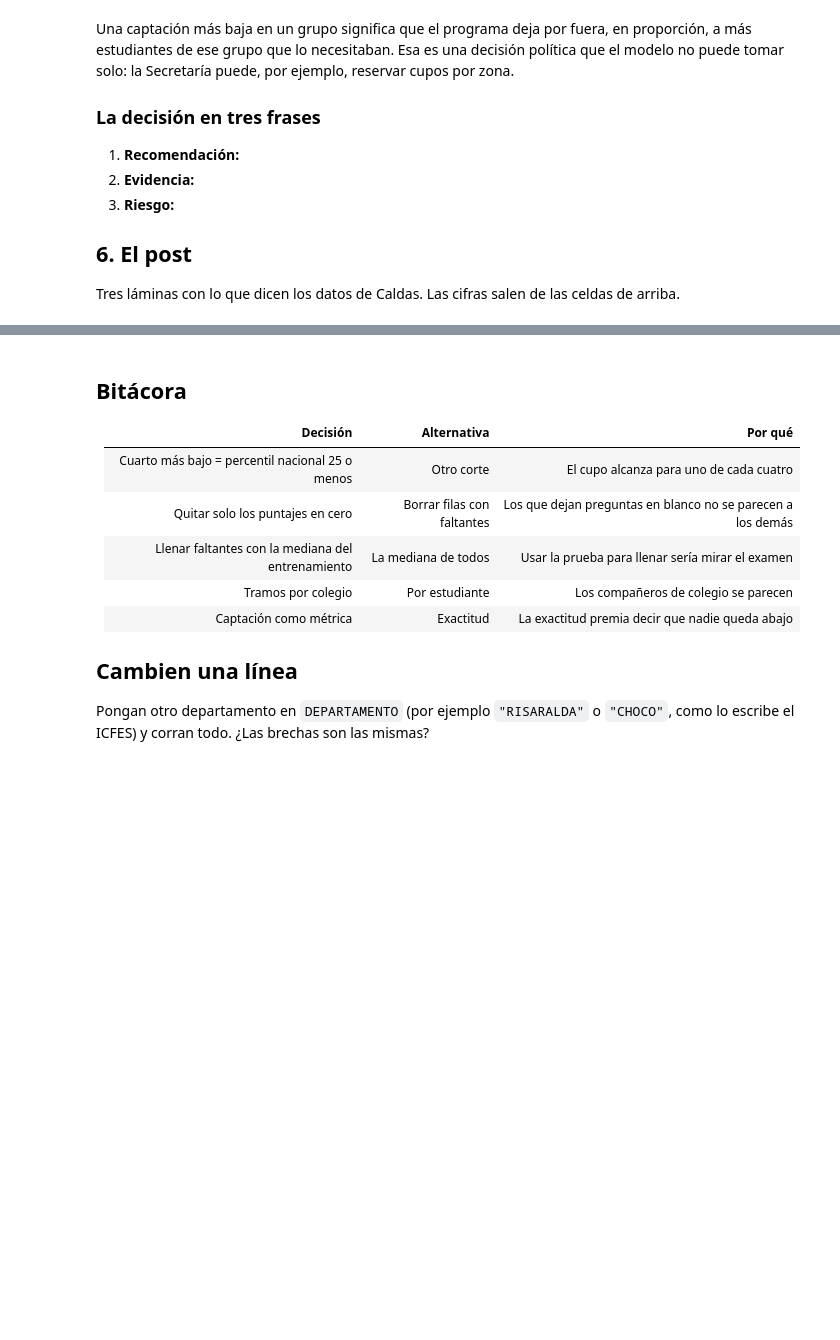
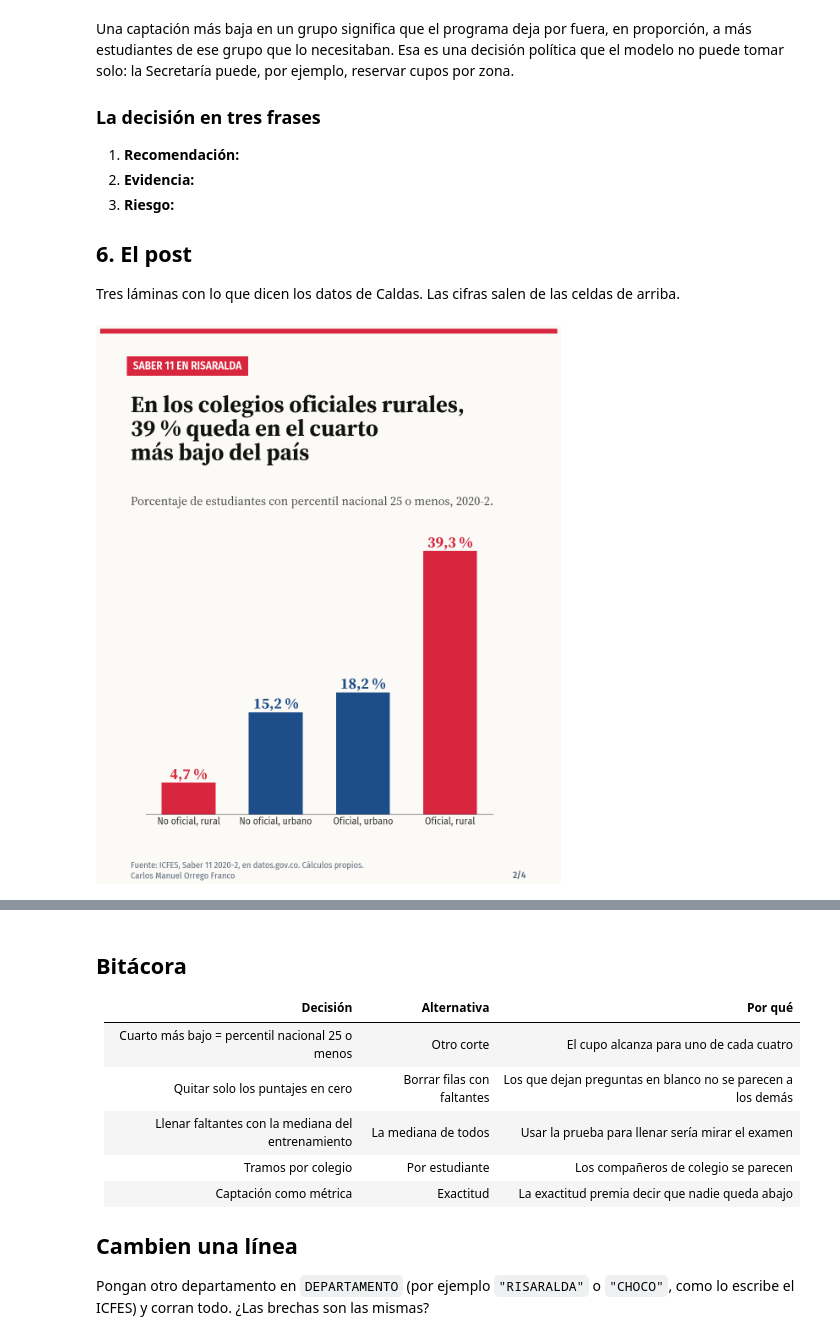
Before and after one commit to cmorregof/taller-cd-ml-2026-2, a Jupyter notebook: clases/02_limpieza/02a_el_icfes.ipynb, the cells around one changed output, grey strips where cells are left out. Saved outputs shown, nothing was run; the diff lists cells and outputs as text; code cells hidden in the pictures; blank space fills up the shorter version.

```diff
--- a/clases/02_limpieza/02a_el_icfes.ipynb
+++ b/clases/02_limpieza/02a_el_icfes.ipynb
@@ -158,12 +486,14 @@ Tres láminas con lo que dicen los datos de Caldas. Las cifras salen de las celd
 # %%
 from taller import carrusel as c
 c.preparar_fuentes()
 PIE = "Fuente: ICFES, Saber 11 2020-2, en datos.gov.co. Cálculos propios.\nCarlos Manuel Orrego Franco"
 zona = paneles["Colegio y zona"].query("n >= 50")["tasa"].round(1)      # grupos con muy pocos estudiantes no van al post
-c.lamina_barras(zona.to_dict(), {k: (c.ROJO if "rural" in k else c.AZUL) for k in zona.index}, "SABER 11 EN CALDAS",
+c.lamina_barras(zona.to_dict(), {k: (c.ROJO if "rural" in k else c.AZUL) for k in zona.index}, "SABER 11 EN RISARALDA",
                 f"En los colegios oficiales rurales,\n{zona.max():.0f} % queda en el cuarto\nmás bajo del país",
                 "Porcentaje de estudiantes con percentil nacional 25 o menos, 2020-2.", PIE, "2/4", "icfes_2.png")
 plt.show()
+# %% [output]
+[figure, added]
 # %%
 madre_tasa = paneles["Educación de la madre"]["tasa"].round(1)
 c.lamina_barras(madre_tasa.to_dict(), {k: c.MORADO for k in madre_tasa.index}, "LA FAMILIA PESA",
```
Also changed, not shown: parts of 29 cells of this notebook.
